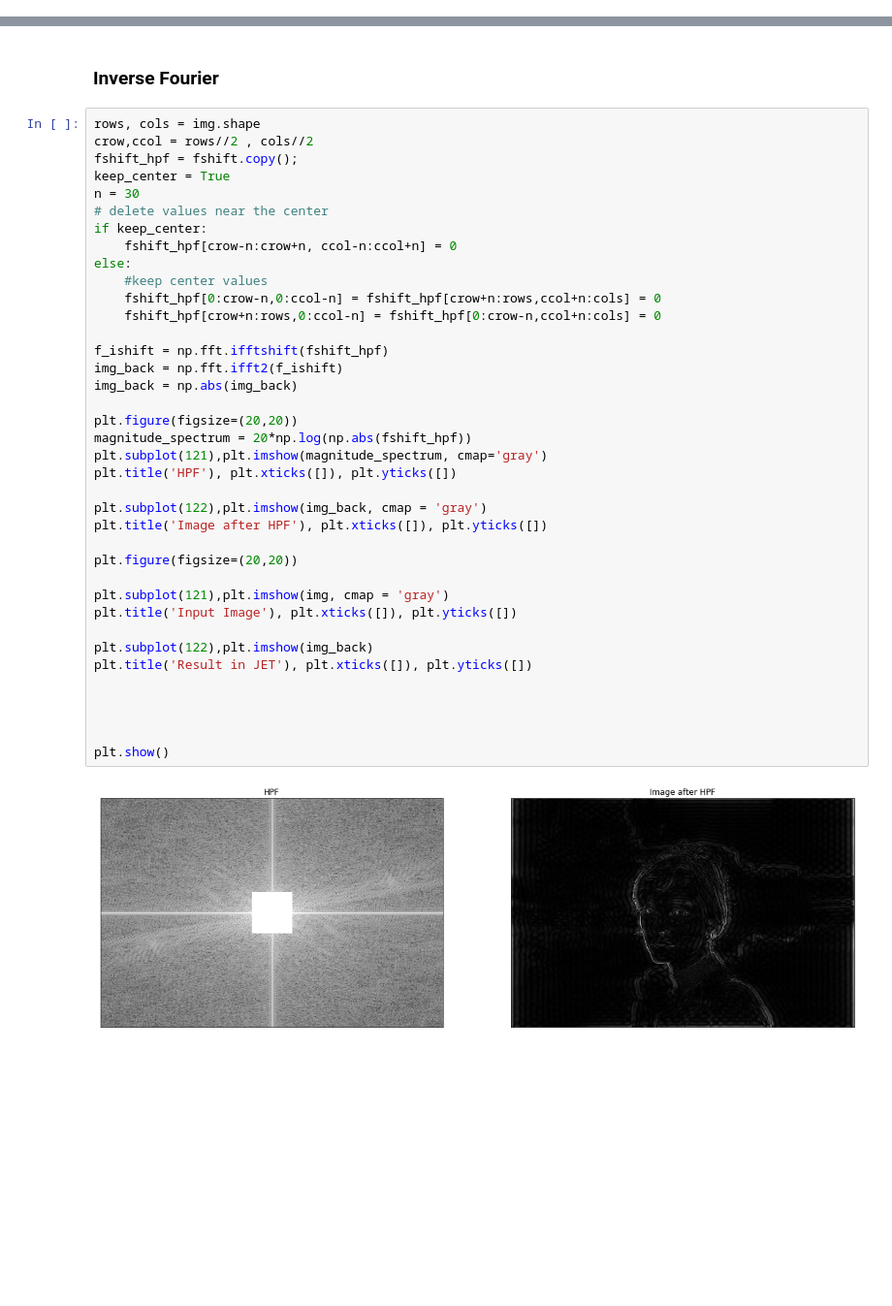
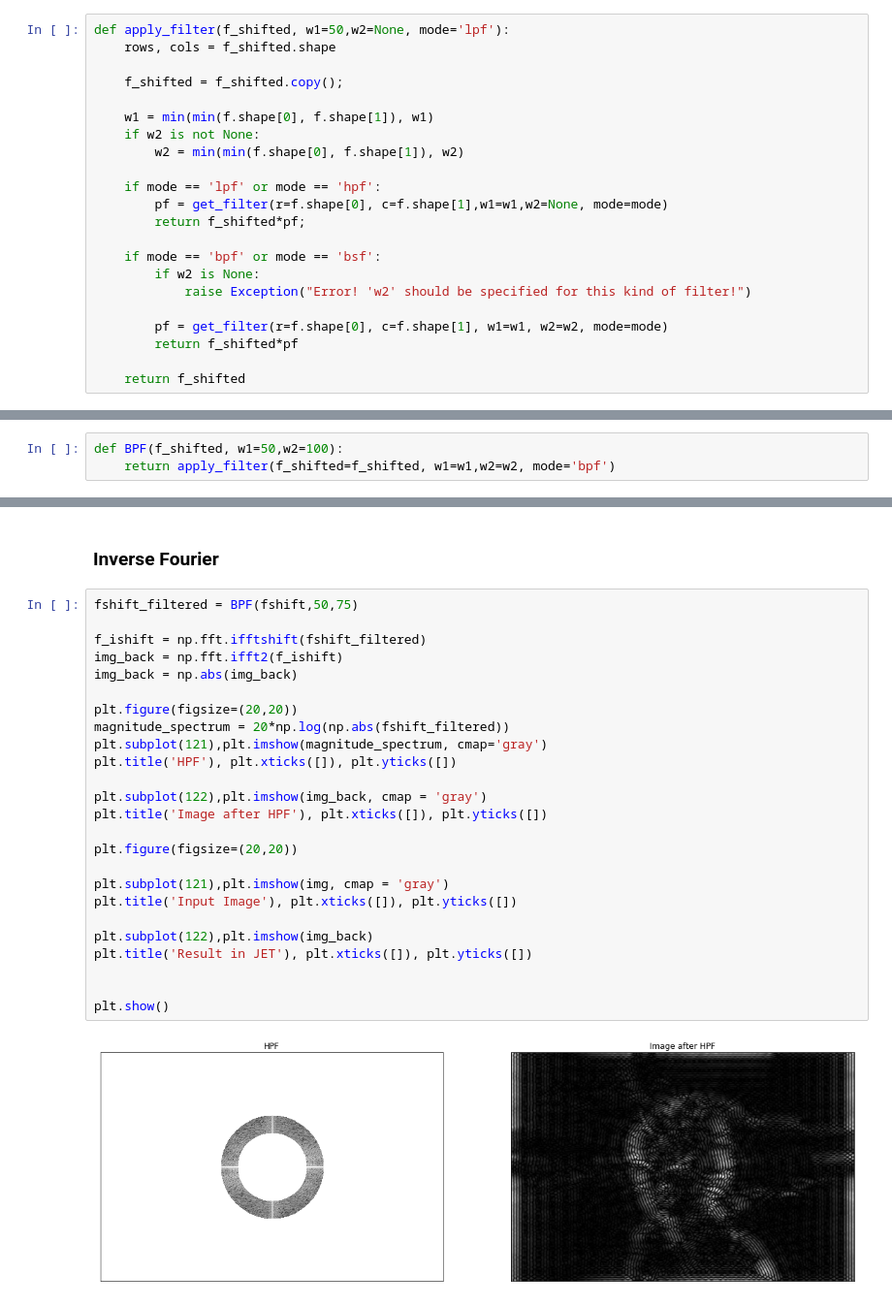
Before and after one commit to ghaiszaher/Image-Processing-OCR-Walsh, a Jupyter notebook: Homeworks/03_fourier_transform.ipynb, the cells around one changed output, grey strips where cells are left out. Shown at 97% size. Drawn from its saved outputs; the diff is of its cells as text; blank space fills up the shorter version.

```diff
--- a/Homeworks/03_fourier_transform.ipynb
+++ b/Homeworks/03_fourier_transform.ipynb
@@ -64,0 +88,22 @@ plt.show()
+# %%
+def apply_filter(f_shifted, w1=50,w2=None, mode='lpf'):
+    rows, cols = f_shifted.shape
+
+    f_shifted = f_shifted.copy();
+
+    w1 = min(min(f.shape[0], f.shape[1]), w1)
+    if w2 is not None:
+        w2 = min(min(f.shape[0], f.shape[1]), w2)
+
+    if mode == 'lpf' or mode == 'hpf':
+        pf = get_filter(r=f.shape[0], c=f.shape[1],w1=w1,w2=None, mode=mode)
+        return f_shifted*pf;
+
+    if mode == 'bpf' or mode == 'bsf':
+        if w2 is None:
+            raise Exception("Error! 'w2' should be specified for this kind of filter!")
+
+        pf = get_filter(r=f.shape[0], c=f.shape[1], w1=w1, w2=w2, mode=mode)
+        return f_shifted*pf
+
+    return f_shifted
@@ -64,0 +116,3 @@ plt.show()
+# %%
+def BPF(f_shifted, w1=50,w2=100):
+    return apply_filter(f_shifted=f_shifted, w1=w1,w2=w2, mode='bpf')
@@ -65,42 +122,29 @@ plt.show()
 # %% [markdown]
 ### Inverse Fourier
 # %%
-rows, cols = img.shape
-crow,ccol = rows//2 , cols//2
-fshift_hpf = fshift.copy();
-keep_center = True
-n = 30
-# delete values near the center
-if keep_center:
-    fshift_hpf[crow-n:crow+n, ccol-n:ccol+n] = 0
-else:
-    #keep center values
-    fshift_hpf[0:crow-n,0:ccol-n] = fshift_hpf[crow+n:rows,ccol+n:cols] = 0
-    fshift_hpf[crow+n:rows,0:ccol-n] = fshift_hpf[0:crow-n,ccol+n:cols] = 0
+fshift_filtered = BPF(fshift,50,75)
 
-f_ishift = np.fft.ifftshift(fshift_hpf)
+f_ishift = np.fft.ifftshift(fshift_filtered)
 img_back = np.fft.ifft2(f_ishift)
 img_back = np.abs(img_back)
 
 plt.figure(figsize=(20,20))
-magnitude_spectrum = 20*np.log(np.abs(fshift_hpf))
+magnitude_spectrum = 20*np.log(np.abs(fshift_filtered))
 plt.subplot(121),plt.imshow(magnitude_spectrum, cmap='gray')
 plt.title('HPF'), plt.xticks([]), plt.yticks([])
 
 plt.subplot(122),plt.imshow(img_back, cmap = 'gray')
 plt.title('Image after HPF'), plt.xticks([]), plt.yticks([])
 
 plt.figure(figsize=(20,20))
 
 plt.subplot(121),plt.imshow(img, cmap = 'gray')
 plt.title('Input Image'), plt.xticks([]), plt.yticks([])
 
 plt.subplot(122),plt.imshow(img_back)
 plt.title('Result in JET'), plt.xticks([]), plt.yticks([])
 
 
-
-
 plt.show()
 # %% [output]
-[figure, old version]
+[figure, new version]
```
Also changed, not shown: parts of 6 cells of this notebook.
